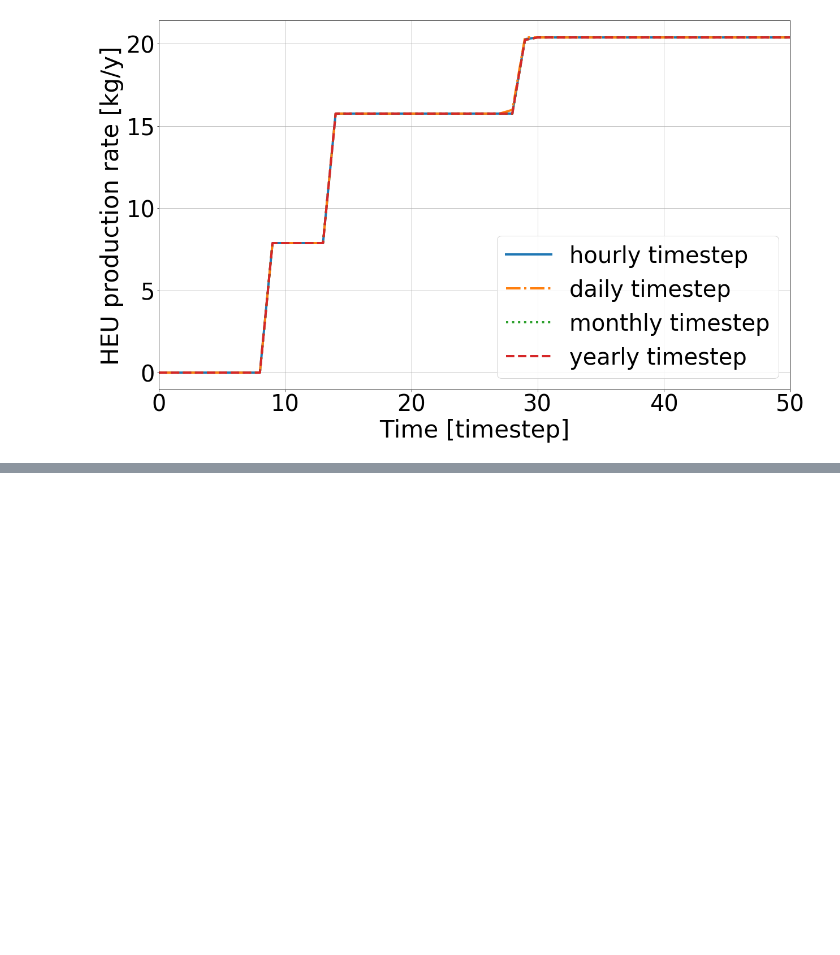
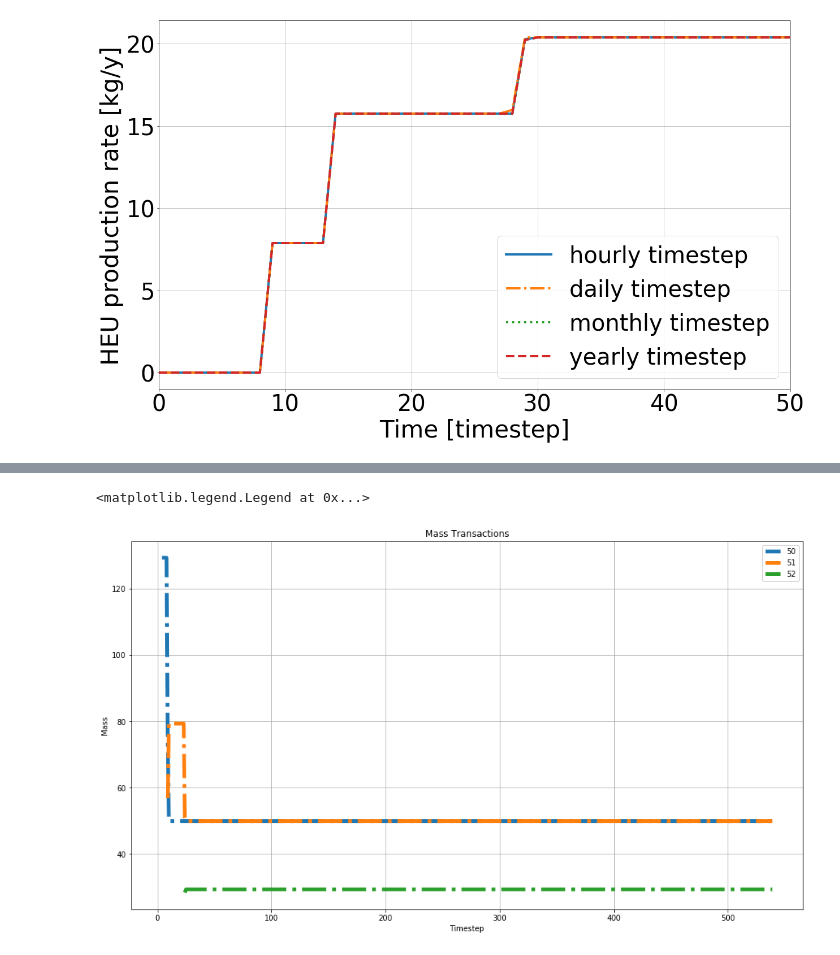
Before and after one commit to stompsjo/enrich_inmm, a Jupyter notebook: time production.ipynb, the cells around one changed output, grey strips where cells are left out. Drawn from its saved outputs; the diff is of its cells as text; code cells hidden in the pictures; blank space fills up the shorter version.

Commit message:
Analyzing transactions per facility in a cascade level

```diff
--- a/time production.ipynb
+++ b/time production.ipynb
@@ -61,3 +62,8 @@ plt.savefig("HEU_prod_timestep.png")
 2
 3
 [figure]
+# %%
+f_h5 = "case_2/NR_25_3_1_1.sqlite"
+db_h5 = cym.dbopen(f_h5)
+ev_h5 = cym.Evaluator(db=db_h5, write=True)
+cym.graphs.flow_graph(ev_h5)
@@ -63,0 +128,3 @@ plt.savefig("HEU_prod_timestep.png")
+# %%
+d238 = fl.transactions_nuc(evaler=ev_h5, senders=['storage_0'], nucs=['922380000'])
+d238
@@ -63,0 +145,16 @@ plt.savefig("HEU_prod_timestep.png")
+# %%
+plt.figure(figsize=(16,9))
+facilities = dict()
+for i in d238['ReceiverId'].unique():
+    facilities[i] = d238[d238['ReceiverId'] == i]
+
+for id in facilities:
+    plt.plot(facilities[id]['Time'],facilities[id]['Mass'],'-.',label = id, linewidth=5.0)
+plt.title('Mass Transactions')
+plt.xlabel('Timestep')
+plt.ylabel('Mass')
+plt.grid()
+plt.legend()
+# %% [output]
+<matplotlib.legend.Legend at 0x...>
+[figure, added]
```
Also changed, not shown: parts of 7 cells of this notebook, 4 other files.
